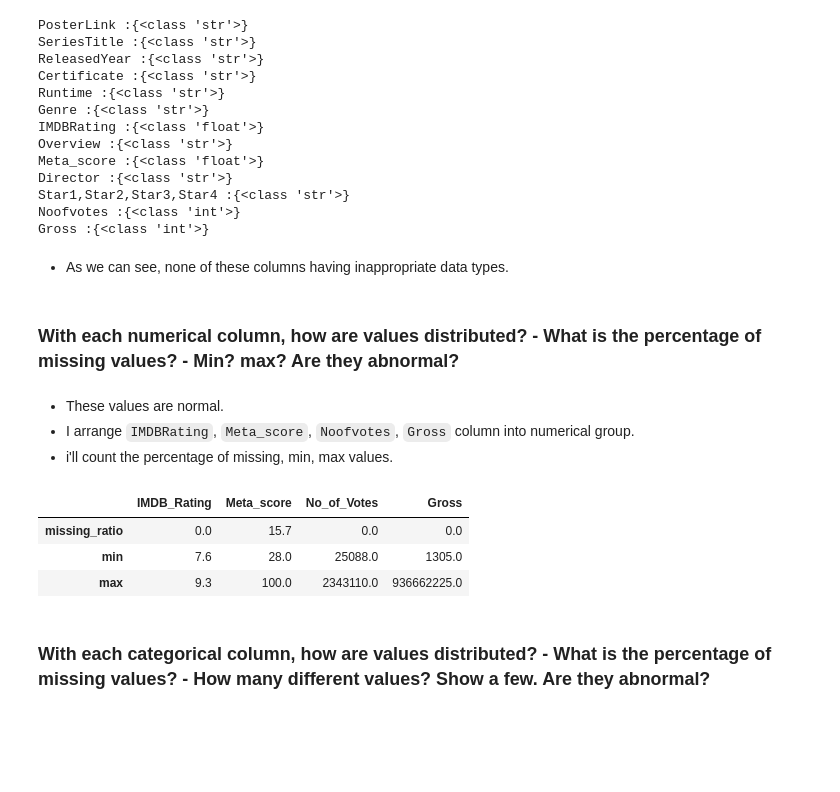
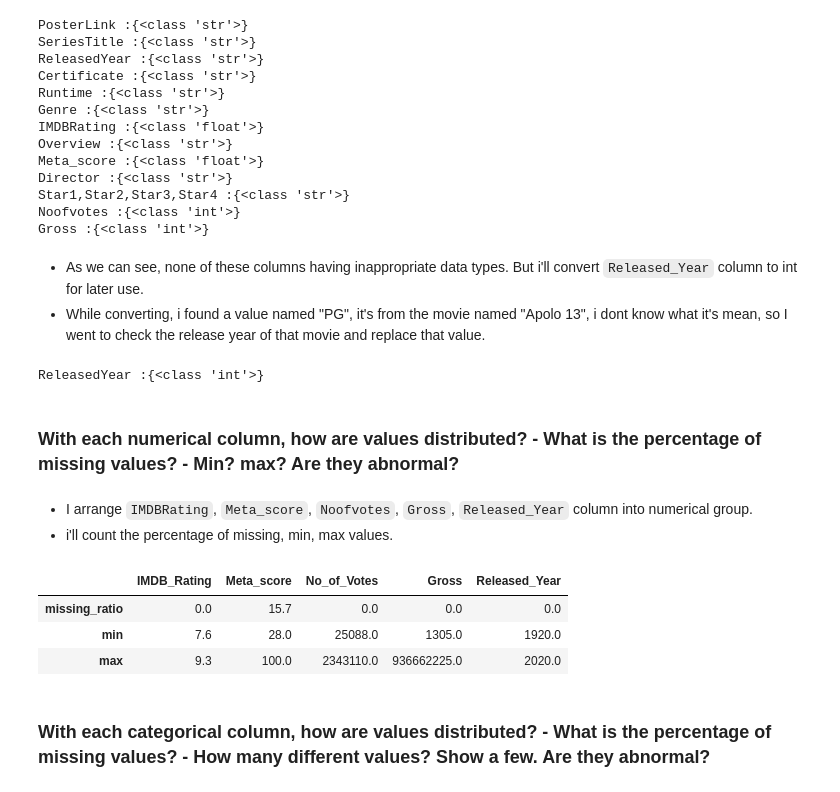
Before and after one commit to bitis201/Final-Project_CSC17104, a Jupyter notebook: 23_19127395/Final Project.ipynb, the cells around one changed output. Drawn from its saved outputs; the diff is of its cells as text; code cells hidden in the pictures; blank space fills up the shorter version.

```diff
--- a/23_19127395/Final Project.ipynb
+++ b/23_19127395/Final Project.ipynb
@@ -127,38 +126,47 @@ Star1,Star2,Star3,Star4 :{<class 'str'>}
 Noofvotes :{<class 'int'>}
 Gross :{<class 'int'>}
 # %% [markdown]
-- As we can see, none of these columns having inappropriate data types.
+- As we can see, none of these columns having inappropriate data types. But i'll convert `Released_Year` column to int for later use.
+- While converting, i found a value named "PG", it's from the movie named "Apolo 13", i dont know what it's mean, so I went to check the release year of that movie and replace that value.
+# %%
+movies.loc[:,'Released_Year'].replace('PG',1995,inplace=True)
+movies.loc[:,'Released_Year'] = movies.loc[:,'Released_Year'].astype(int)
+print('ReleasedYear :' + str(open_object_dtype(movies['Released_Year'])))
+# %% [output]
+ReleasedYear :{<class 'int'>}
 # %% [markdown]
 ### With each numerical column, how are values distributed? - What is the percentage of missing values? - Min? max? Are they abnormal?
 # %% [markdown]
-- These values are normal.
-- I arrange `IMDBRating`, `Meta_score`, `Noofvotes`, `Gross` column into numerical group.
+- I arrange `IMDBRating`, `Meta_score`, `Noofvotes`, `Gross`, `Released_Year`  column into numerical group.
 - i'll count the percentage of missing, min, max values.
 # %%
 missing = []
 missing.append(round(movies.loc[:,'IMDB_Rating'].isna().sum() / movies.loc[:,'IMDB_Rating'].size * 100,3))
 missing.append(round(movies.loc[:,'Meta_score'].isna().sum() / movies.loc[:,'Meta_score'].size * 100,3))
 missing.append(round(movies.loc[:,'No_of_Votes'].isna().sum() / movies.loc[:,'No_of_Votes'].size * 100,3))
 missing.append(round(movies.loc[:,'Gross'].isna().sum() / movies.loc[:,'Gross'].size * 100,3))
+missing.append(round(movies.loc[:,'Released_Year'].isna().sum() / movies.loc[:,'Released_Year'].size * 100,3))
 
 minval = []
 minval.append(movies.loc[:,'IMDB_Rating'].min())
 minval.append(movies.loc[:,'Meta_score'].min())
 minval.append(movies.loc[:,'No_of_Votes'].min())
 minval.append(movies.loc[:,'Gross'].min())
+minval.append(movies.loc[:,'Released_Year'].min())
 
 maxval = []
 maxval.append(movies.loc[:,'IMDB_Rating'].max())
 maxval.append(movies.loc[:,'Meta_score'].max())
 maxval.append(movies.loc[:,'No_of_Votes'].max())
 maxval.append(movies.loc[:,'Gross'].max())
+maxval.append(movies.loc[:,'Released_Year'].max())
 
-pd.DataFrame([missing,minval,maxval],index=["missing_ratio", "min", "max"],columns=["IMDB_Rating", "Meta_score", "No_of_Votes", "Gross"])
+pd.DataFrame([missing,minval,maxval],index=["missing_ratio", "min", "max"],columns=["IMDB_Rating", "Meta_score", "No_of_Votes", "Gross", "Released_Year"])
 # %% [output]
-|  | IMDB_Rating | Meta_score | No_of_Votes | Gross |
-| missing_ratio | 0.0 | 15.7 | 0.0 | 0.0 |
-| min | 7.6 | 28.0 | 25088.0 | 1305.0 |
-| max | 9.3 | 100.0 | 2343110.0 | 936662225.0 |
+|  | IMDB_Rating | Meta_score | No_of_Votes | Gross | Released_Year |
+| missing_ratio | 0.0 | 15.7 | 0.0 | 0.0 | 0.0 |
+| min | 7.6 | 28.0 | 25088.0 | 1305.0 | 1920.0 |
+| max | 9.3 | 100.0 | 2343110.0 | 936662225.0 | 2020.0 |
 # %% [markdown]
 ### With each categorical column, how are values distributed? - What is the percentage of missing values? - How many different values? Show a few. Are they abnormal?
 # %% [markdown]
```
Also changed, not shown: parts of 14 cells of this notebook.
